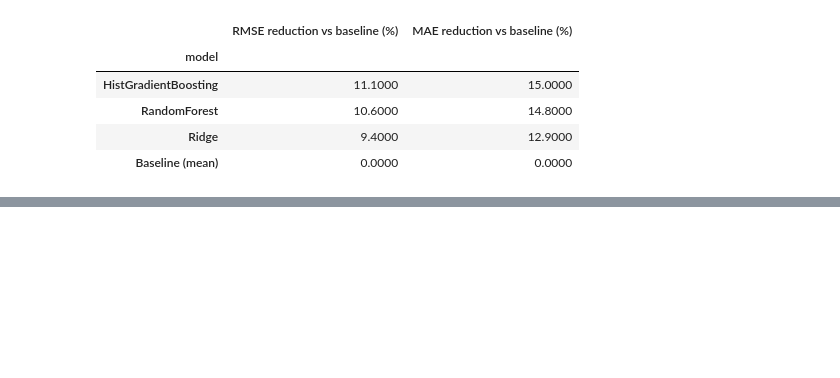
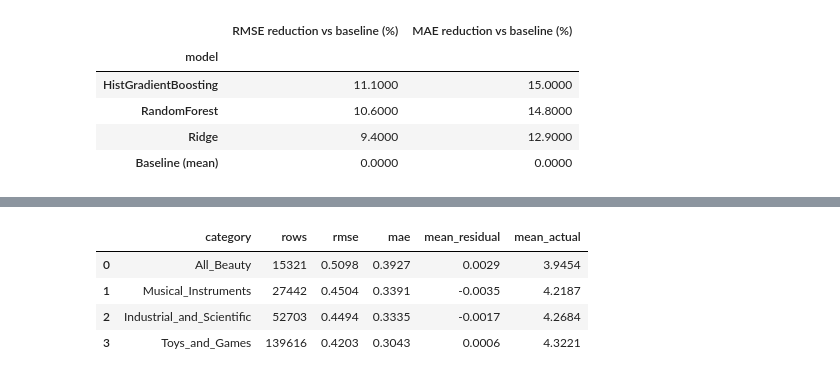
Before and after one commit to Anthonydavidperez1/CAP_3764_2026_Fall_Team_6, a Jupyter notebook: notebooks/06_modeling_p3.ipynb, the cells around one changed output, grey strips where cells are left out. Drawn from its saved outputs; the diff is of its cells as text; code cells hidden in the pictures; blank space fills up the shorter version.

```diff
--- a/notebooks/06_modeling_p3.ipynb
+++ b/notebooks/06_modeling_p3.ipynb
@@ -145,0 +262,8 @@ improvement.round(1)
+# %%
+by_category
+# %% [output]
+|  | category | rows | rmse | mae | mean_residual | mean_actual |
+| 0 | All_Beauty | 15321 | 0.5098 | 0.3927 | 0.0029 | 3.9454 |
+| 1 | Musical_Instruments | 27442 | 0.4504 | 0.3391 | -0.0035 | 4.2187 |
+| 2 | Industrial_and_Scientific | 52703 | 0.4494 | 0.3335 | -0.0017 | 4.2684 |
+| 3 | Toys_and_Games | 139616 | 0.4203 | 0.3043 | 0.0006 | 4.3221 |
```
Also changed, not shown: parts of 17 cells of this notebook, 6 other files.
